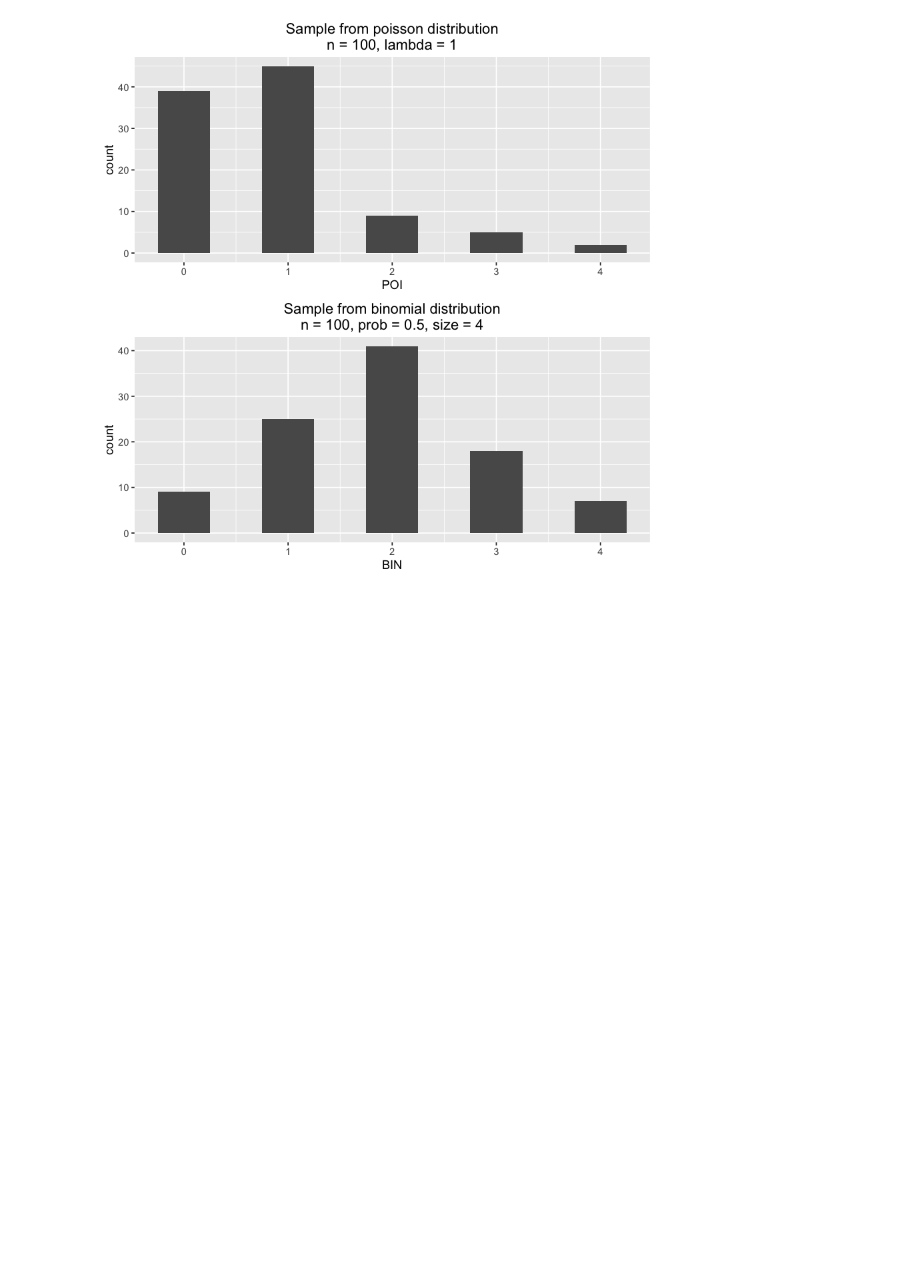
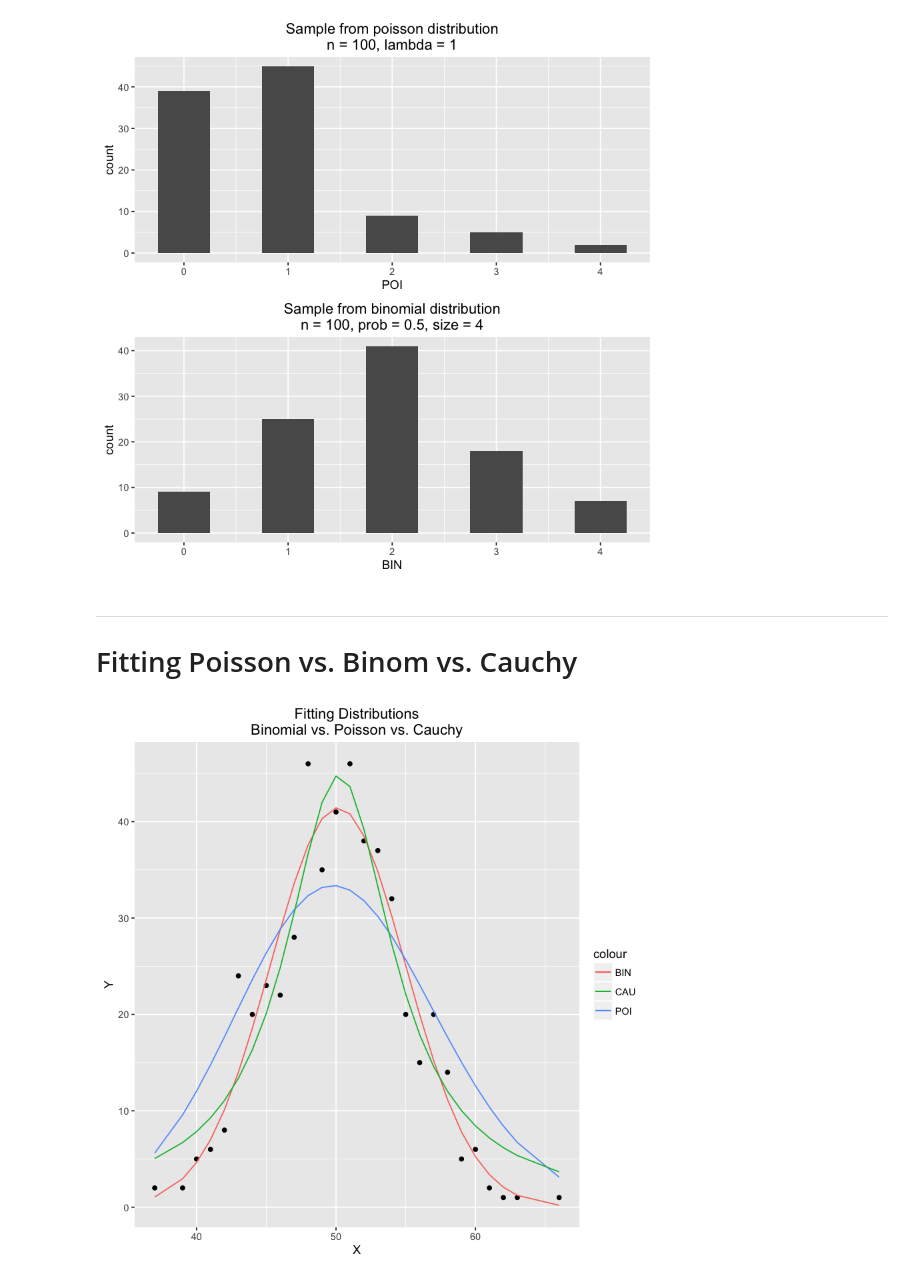
Before and after one commit to jgoerner/Programming-for-DataScience, a Jupyter notebook: Aufgabenblaetter/Aufgabenblatt 5.ipynb, the cells around one changed output. Cells and saved outputs as stored; diff of their text form; code cells hidden in the pictures; blank space fills up the shorter version.

Commit message:
Added optional fitting task

```diff
--- a/Aufgabenblaetter/Aufgabenblatt 5.ipynb
+++ b/Aufgabenblaetter/Aufgabenblatt 5.ipynb
@@ -428,3 +428,47 @@ grid.arrange(g_hist_poi, g_hist_binom)
 # %% [output]
 [figure]
 [figure]
+# %% [markdown]
+---
+# Fitting Poisson vs. Binom vs. Cauchy
+# %%
+# data generation
+size <- 500
+set.seed(42)
+df <- data.frame(X = seq(size),
+                 BIN = rbinom(n = size, size = 100, prob = 0.5),
+                 POI = rpois(n = size, lambda = 1)
+                )
+x_bin <- as.numeric(names(table(df$BIN)))
+y_bin <- as.numeric(table(df$BIN))
+
+# model fitting
+f_bin <- nls(y_bin~N*dnorm(x_bin, mu, sigma),
+             start=list(mu=100, sigma=5, N=1000),
+             lower=c(1,1,1),
+             algorithm="port")
+f_poi <- nls(y_bin~N*dpois(x_bin, lambda),
+             start=list(lambda=10, N=1000),
+             lower=c(1,1),
+             algorithm="port")
+f_cau <- nls(y_bin~N*dcauchy(x_bin, scale, location),
+             start=list(scale=10, location=50, N=1000),
+             lower=c(1,1,1),
+             algorithm="port")
+
+# plotting
+ggdf <- data.frame(cbind(X = x_bin,
+                         Y = y_bin,
+                         BIN = predict(f_bin, x_bin),
+                         POI = predict(f_poi, x_bin),
+                         CAU = predict(f_cau, x_bin)
+                        ))
+
+ggplot(data=ggdf) +
+geom_point(mapping = aes(x = X, y = Y)) +
+geom_line(mapping = aes(x = X, y = BIN, colour="BIN")) +
+geom_line(mapping = aes(x = X, y = POI, colour="POI")) +
+geom_line(mapping = aes(x = X, y = CAU, colour="CAU")) +
+ggtitle("Fitting Distributions\nBinomial vs. Poisson vs. Cauchy")
+# %% [output]
+[figure, added]
```
